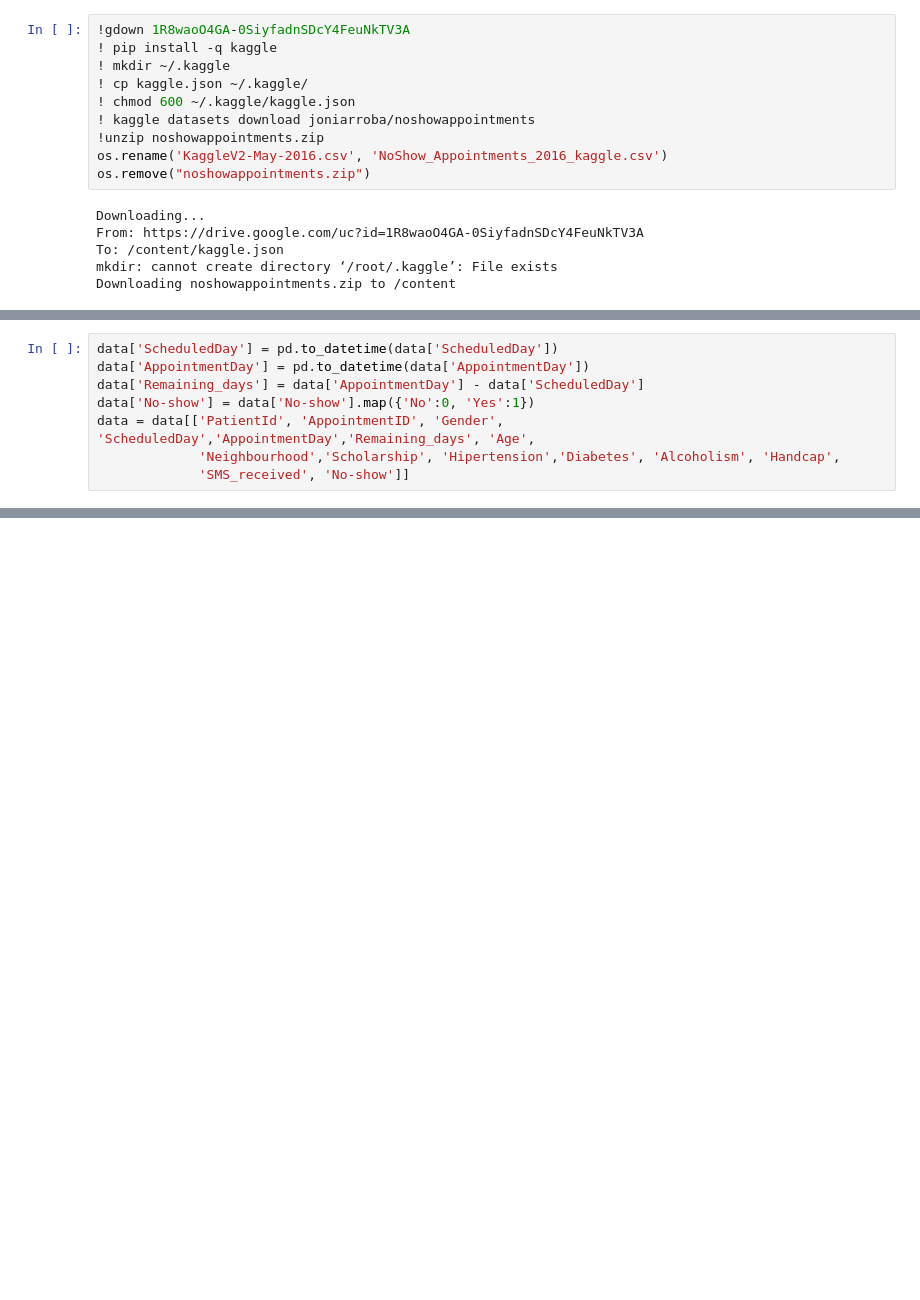
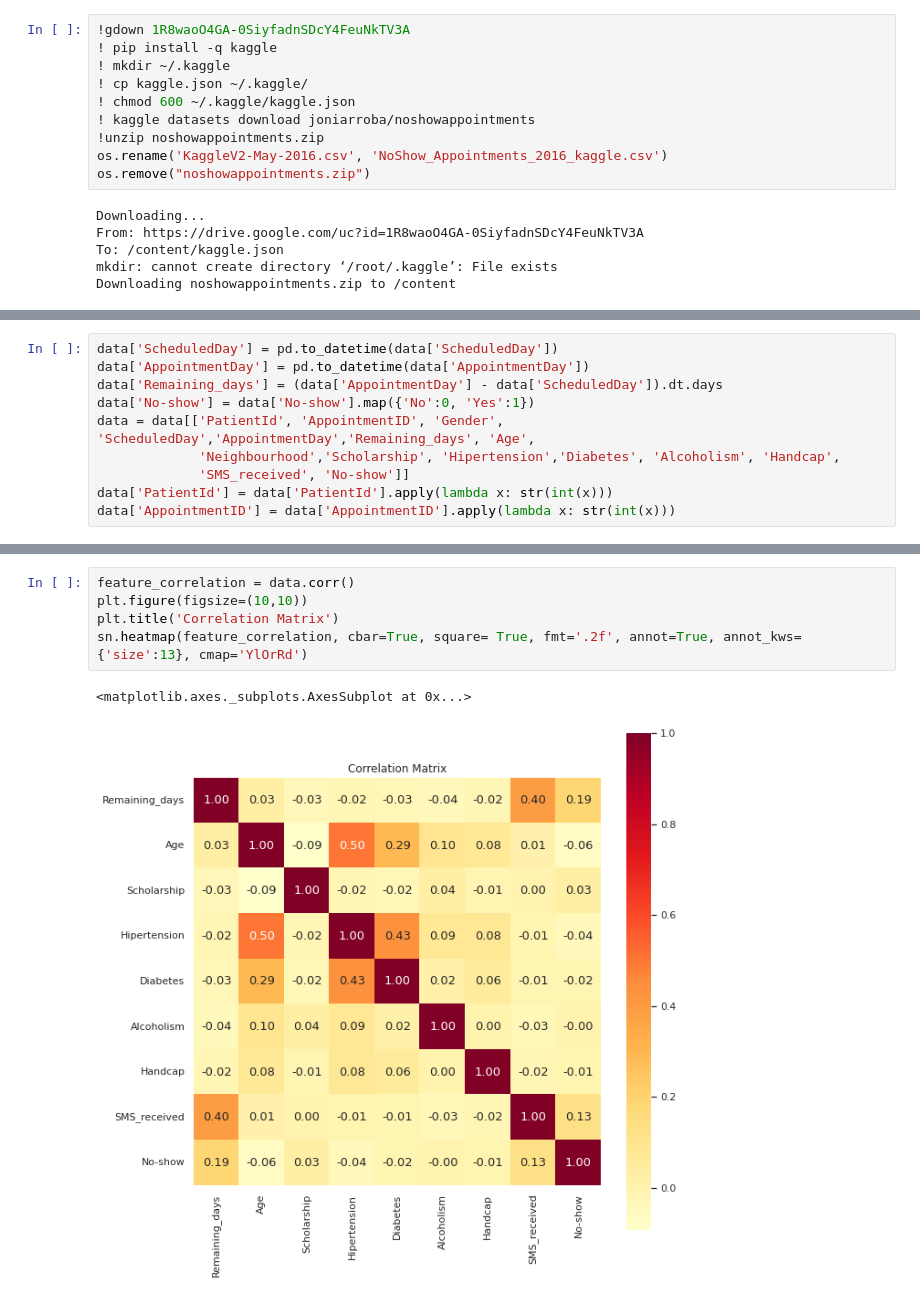
Before and after one commit to mojtabaSefidi/NoShow_Appointments, a Jupyter notebook: NoShow_Appointments.ipynb, the cells around one changed output, grey strips where cells are left out. Cells and saved outputs as stored; diff of their text form; blank space fills up the shorter version.

```diff
--- a/NoShow_Appointments.ipynb
+++ b/NoShow_Appointments.ipynb
@@ -31,9 +37,11 @@ data.head()
 # %%
 data['ScheduledDay'] = pd.to_datetime(data['ScheduledDay'])
 data['AppointmentDay'] = pd.to_datetime(data['AppointmentDay'])
-data['Remaining_days'] = data['AppointmentDay'] - data['ScheduledDay']
+data['Remaining_days'] = (data['AppointmentDay'] - data['ScheduledDay']).dt.days
 data['No-show'] = data['No-show'].map({'No':0, 'Yes':1})
 data = data[['PatientId', 'AppointmentID', 'Gender', 'ScheduledDay','AppointmentDay','Remaining_days', 'Age',
              'Neighbourhood','Scholarship', 'Hipertension','Diabetes', 'Alcoholism', 'Handcap',
              'SMS_received', 'No-show']]
+data['PatientId'] = data['PatientId'].apply(lambda x: str(int(x)))
+data['AppointmentID'] = data['AppointmentID'].apply(lambda x: str(int(x)))
 # %%
@@ -58,0 +125,8 @@ memory usage: 12.6+ MB
+# %%
+feature_correlation = data.corr()
+plt.figure(figsize=(10,10))
+plt.title('Correlation Matrix')
+sn.heatmap(feature_correlation, cbar=True, square= True, fmt='.2f', annot=True, annot_kws={'size':13}, cmap='YlOrRd')
+# %% [output]
+<matplotlib.axes._subplots.AxesSubplot at 0x...>
+[figure, added]
```
Also changed, not shown: parts of 31 cells of this notebook.
